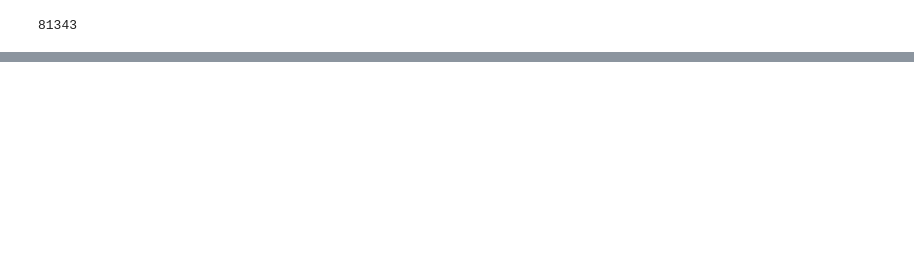
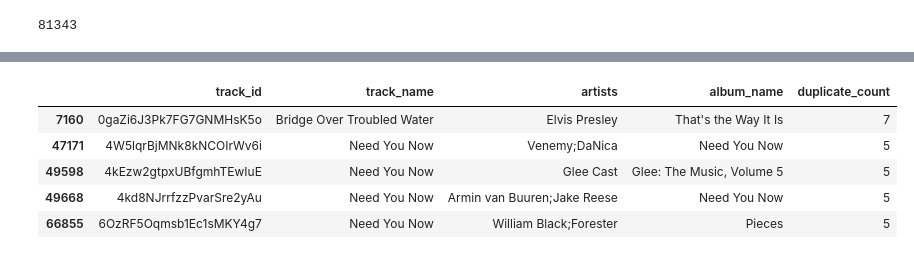
Before and after one commit to mitgar14/etl-workshop-2, a Jupyter notebook: notebooks/03-data_pipeline.ipynb, the cells around one changed output, grey strips where cells are left out. Saved outputs shown, nothing was run; the diff lists cells and outputs as text; code cells hidden in the pictures; blank space fills up the shorter version.

```diff
--- a/notebooks/03-data_pipeline.ipynb
+++ b/notebooks/03-data_pipeline.ipynb
@@ -247,0 +258,17 @@ merged_df["track_id"].nunique()
+# %%
+duplicated_counts = (merged_df
+                     .groupby(["track_id", "track_name", "artists", "album_name"])
+                     .size()
+                     .reset_index(name="duplicate_count")
+                     .sort_values(by="duplicate_count", ascending=False))
+
+duplicated_values = duplicated_counts.query("duplicate_count > 1")
+# %%
+duplicated_values.head()
+# %% [output]
+|  | track_id | track_name | artists | album_name | duplicate_count |
+| 7160 | 0gaZi6J3Pk7FG7GNMHsK5o | Bridge Over Troubled Water | Elvis Presley | That's the Way It Is | 7 |
+| 47171 | 4W5lqrBjMNk8kNCOIrWv6i | Need You Now | Venemy;DaNica | Need You Now | 5 |
+| 49598 | 4kEzw2gtpxUBfgmhTEwIuE | Need You Now | Glee Cast | Glee: The Music, Volume 5 | 5 |
+| 49668 | 4kd8NJrrfzzPvarSre2yAu | Need You Now | Armin van Buuren;Jake Reese | Need You Now | 5 |
+| 66855 | 6OzRF5Oqmsb1Ec1sMKY4g7 | Need You Now | William Black;Forester | Pieces | 5 |
```
Also changed, not shown: parts of 17 cells of this notebook, 5 other files.
